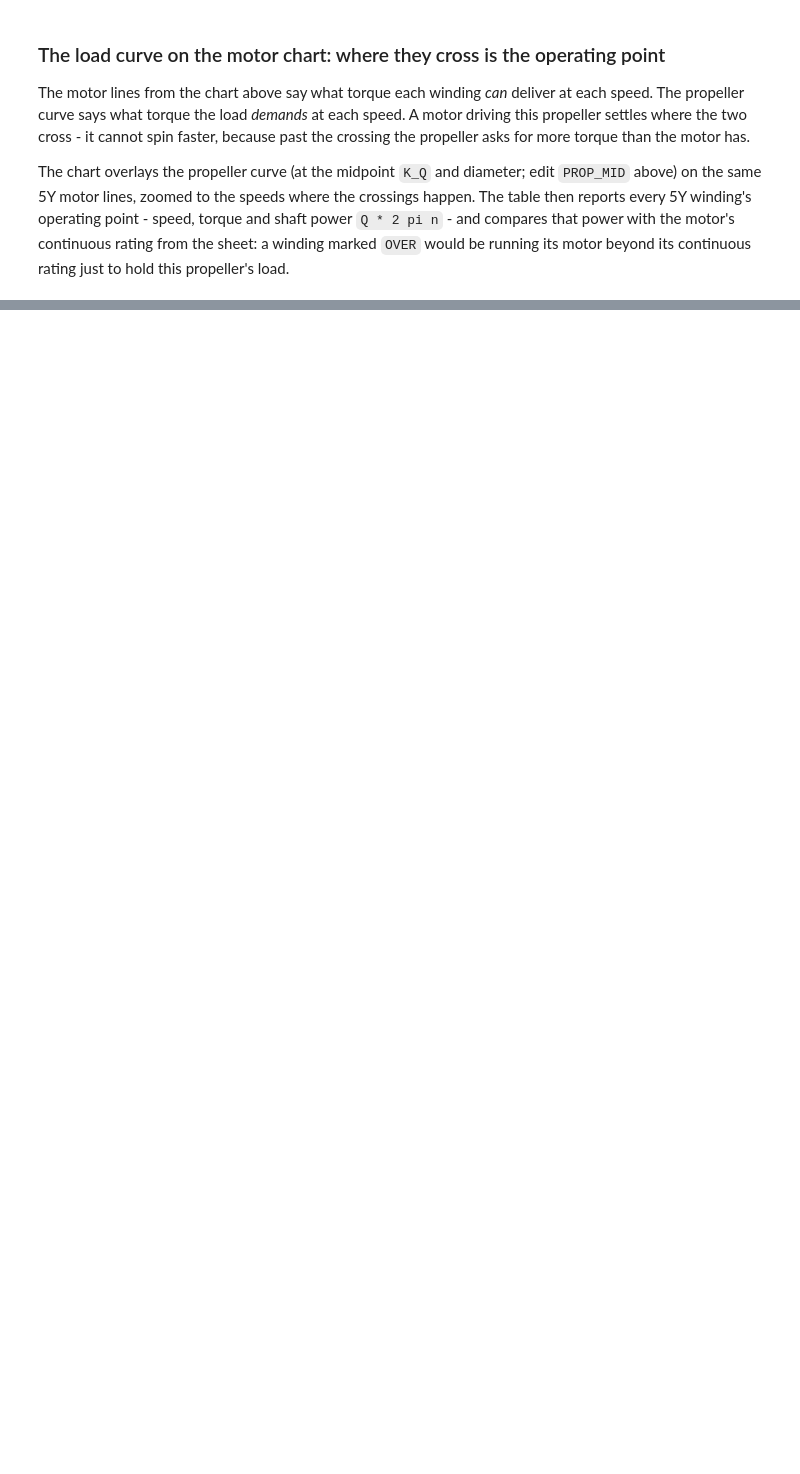
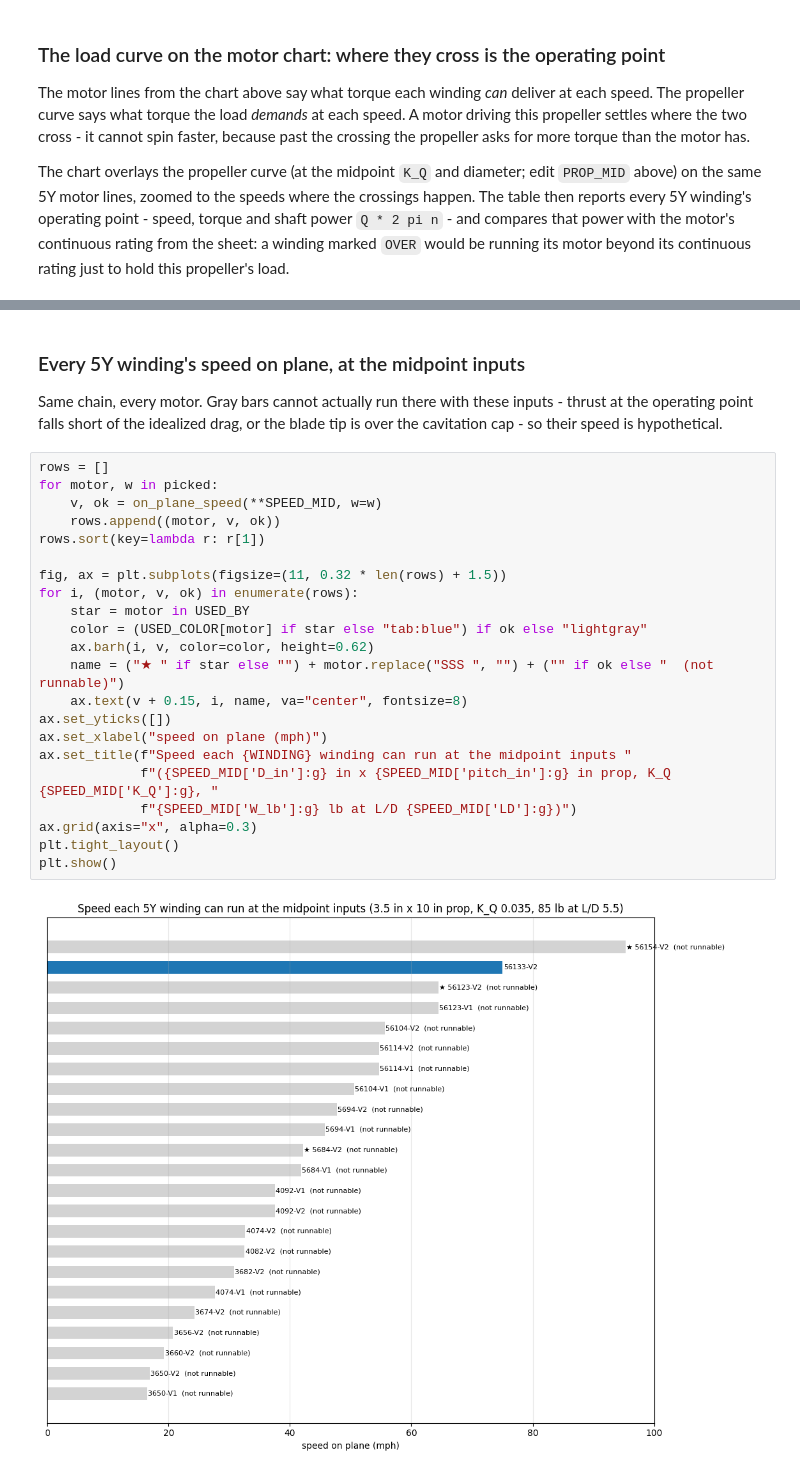
Before and after one commit to MarMar888/hav, a Jupyter notebook: optimization/willmarley.ipynb, the cells around one changed output, grey strips where cells are left out. Cells and saved outputs as stored; diff of their text form; blank space fills up the shorter version.

```diff
--- a/optimization/willmarley.ipynb
+++ b/optimization/willmarley.ipynb
@@ -334,0 +457,30 @@ motor           op rpm    N*m  shaft W  cont W   vs continuous rating
+# %% [markdown]
+### Every 5Y winding's speed on plane, at the midpoint inputs
+
+Same chain, every motor. Gray bars cannot actually run there with these inputs - thrust at the operating
+point falls short of the idealized drag, or the blade tip is over the cavitation cap - so their speed is
+hypothetical.
+# %%
+rows = []
+for motor, w in picked:
+    v, ok = on_plane_speed(**SPEED_MID, w=w)
+    rows.append((motor, v, ok))
+rows.sort(key=lambda r: r[1])
+
+fig, ax = plt.subplots(figsize=(11, 0.32 * len(rows) + 1.5))
+for i, (motor, v, ok) in enumerate(rows):
+    star = motor in USED_BY
+    color = (USED_COLOR[motor] if star else "tab:blue") if ok else "lightgray"
+    ax.barh(i, v, color=color, height=0.62)
+    name = ("★ " if star else "") + motor.replace("SSS ", "") + ("" if ok else "  (not runnable)")
+    ax.text(v + 0.15, i, name, va="center", fontsize=8)
+ax.set_yticks([])
+ax.set_xlabel("speed on plane (mph)")
+ax.set_title(f"Speed each {WINDING} winding can run at the midpoint inputs "
+             f"({SPEED_MID['D_in']:g} in x {SPEED_MID['pitch_in']:g} in prop, K_Q {SPEED_MID['K_Q']:g}, "
+             f"{SPEED_MID['W_lb']:g} lb at L/D {SPEED_MID['LD']:g})")
+ax.grid(axis="x", alpha=0.3)
+plt.tight_layout()
+plt.show()
+# %% [output]
+[figure, added]
```
Also changed, not shown: parts of 6 cells of this notebook, 3 other files.
